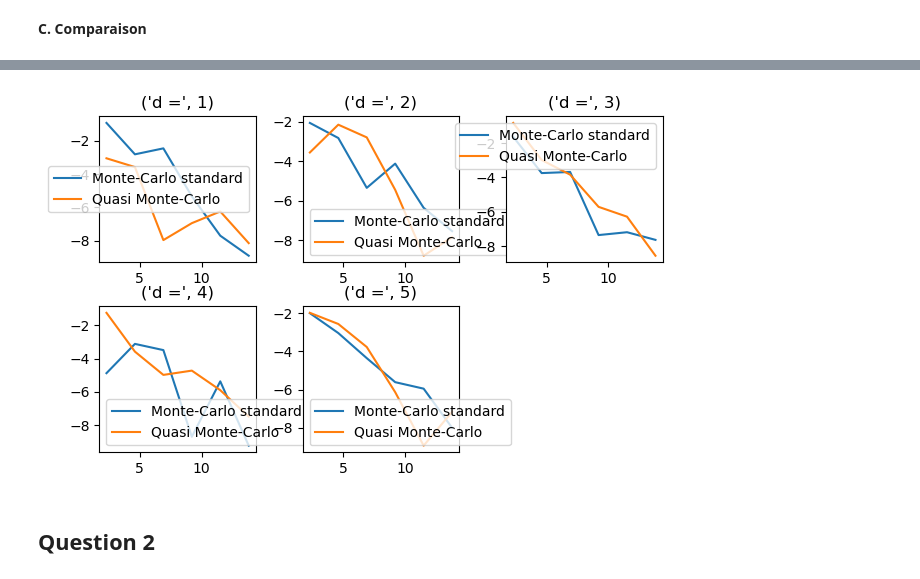
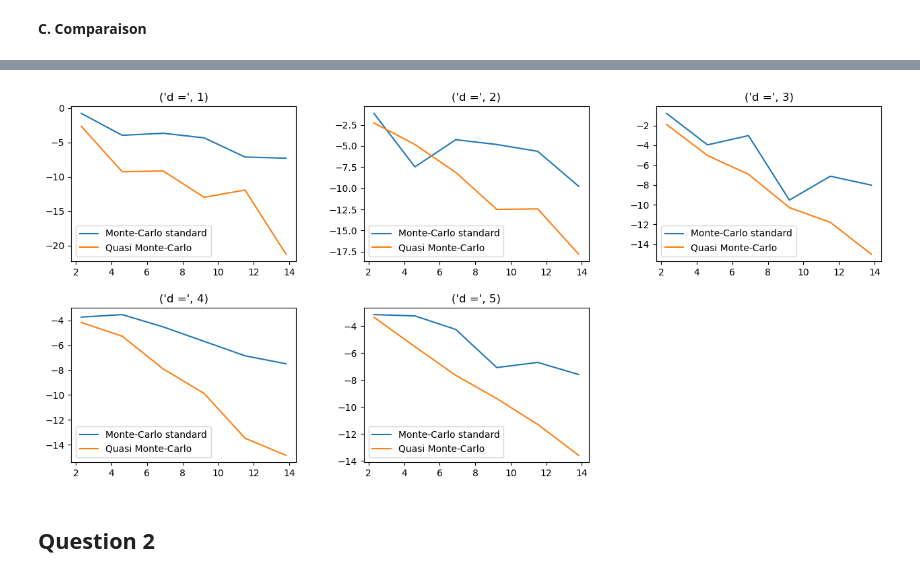
Before and after one commit to mchabrol/Monte-carlo, a Jupyter notebook: ProjetStrat.ipynb, the cells around one changed output, grey strips where cells are left out. Saved outputs shown, nothing was run; the diff lists cells and outputs as text; code cells hidden in the pictures.

Commit message:
Ajout de nouveaux graphiques comparatifs notamment pour la question 2

```diff
--- a/ProjetStrat.ipynb
+++ b/ProjetStrat.ipynb
@@ -94,31 +98,31 @@ plt.legend(['Monte-Carlo standard', 'Quasi Monte-Carlo'])
 # %%
 #Précision
 NN = np.array([10, 100, 1000, 10000, 100000, 1000000]) #différentes tailles d'échantillon
 DD = np.arange(1,6) #différentes dimensions d
 
 l = 1
 for d in DD:
     precisionMCstandard = []
     precisionQMC = []
     for n in NN :
         y_predict = MonteCarlo(f, N = n, d = d) #appel de la fonction Monte Carlo standard
         precisionMCstandard.append(np.abs((1-y_predict))) #calcul de l'écart |y_pred-y*| avec y* = 1 pour Monte Carlo standard
 
-        y_predict = MonteCarlo(f, N = n, d = d) #appel de la fonction Monte Carlo standard
+        y_predict = QuasiMonteCarlo(f, N = n, d = d) #appel de la fonction Monte Carlo standard
         precisionQMC.append(np.abs(1-y_predict)) #calcul de l'écart |y_pred-y*| avec y* = 1 pour Quasi Monte Carlo
 
     #visualisation pour chaque d allant de 1 à 5
     plt.subplot(2,3,l)
     plt.plot(np.log(NN),np.log(precisionMCstandard))
     plt.plot(np.log(NN),np.log(precisionQMC))
     plt.legend(['Monte-Carlo standard', 'Quasi Monte-Carlo'])
     plt.title(('d =', d))
     l+=1
 
-plt.gcf().subplots_adjust(left = 0.02, bottom = 0.2, right = 0.9, top = 0.9, wspace = 0.3, hspace = 0.3)
+plt.gcf().subplots_adjust(left = 0.02, bottom = 0.2, right = 1.9, top = 1.3, wspace = 0.3, hspace = 0.3)
 #plt.figure(figsize = (20, 10))
 # %% [output]
-[figure, old version]
+[figure, new version]
 # %% [markdown]
 ## Question 2
 # %% [markdown]
```
Also changed, not shown: parts of 13 cells of this notebook.
